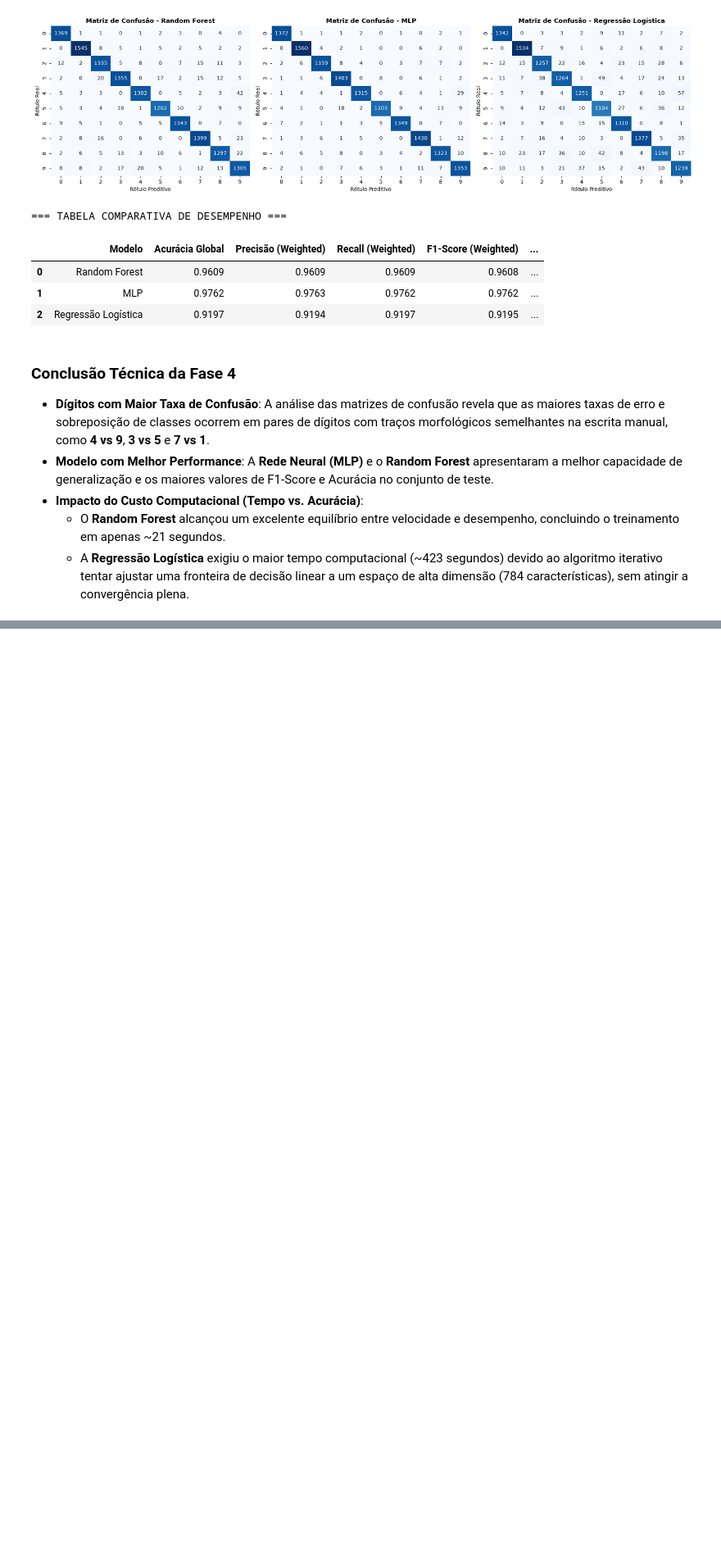
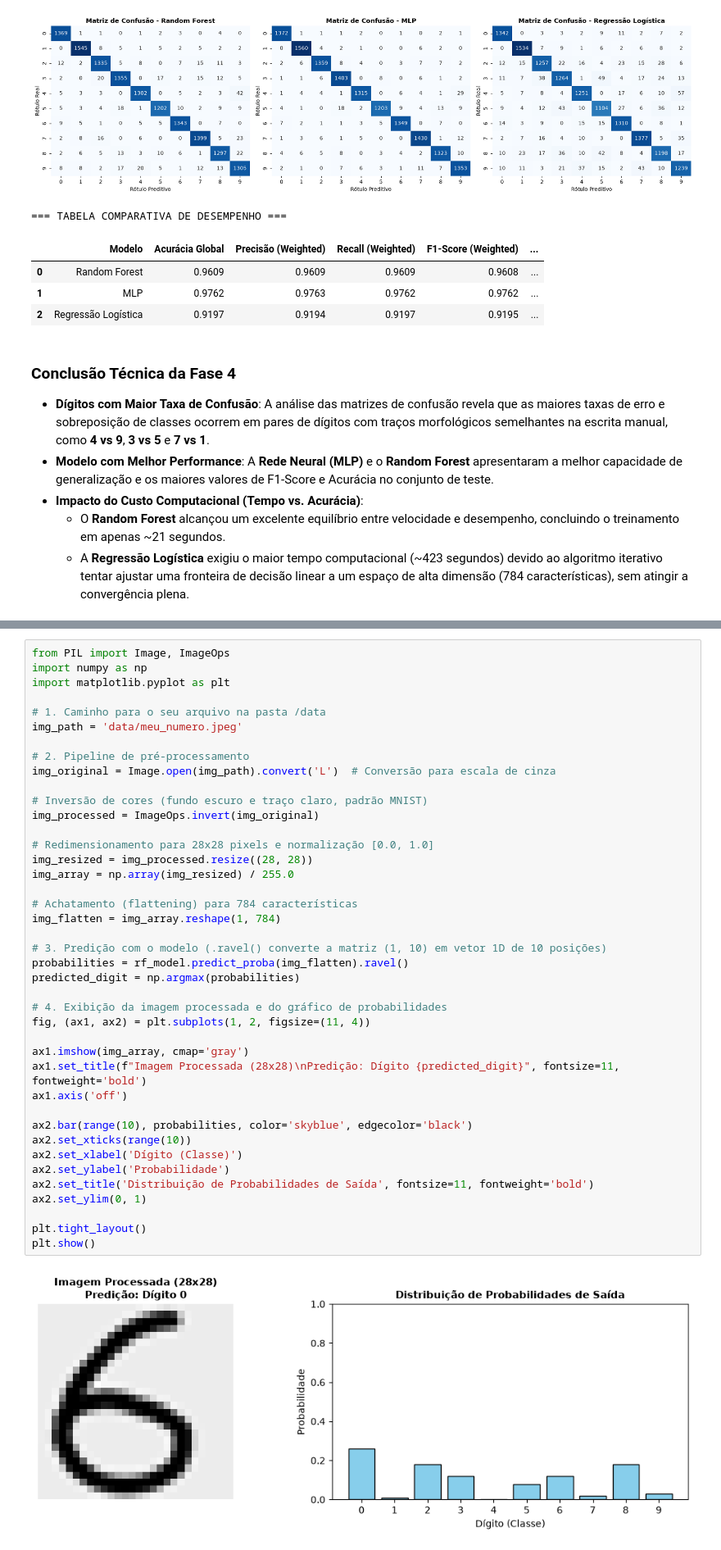
Before and after one commit to richardmendonca-senai/mnist-classification-pipeline, a Jupyter notebook: pipeline_mnist.ipynb, the cells around one changed output, grey strips where cells are left out. Shown at 82% size. Cells and saved outputs as stored; diff of their text form; blank space fills up the shorter version.

```diff
--- a/pipeline_mnist.ipynb
+++ b/pipeline_mnist.ipynb
@@ -223,0 +285,43 @@ display(df_results)
+# %%
+from PIL import Image, ImageOps
+import numpy as np
+import matplotlib.pyplot as plt
+
+# 1. Caminho para o seu arquivo na pasta /data
+img_path = 'data/meu_numero.jpeg'
+
+# 2. Pipeline de pré-processamento
+img_original = Image.open(img_path).convert('L')  # Conversão para escala de cinza
+
+# Inversão de cores (fundo escuro e traço claro, padrão MNIST)
+img_processed = ImageOps.invert(img_original)
+
+# Redimensionamento para 28x28 pixels e normalização [0.0, 1.0]
+img_resized = img_processed.resize((28, 28))
+img_array = np.array(img_resized) / 255.0
+
+# Achatamento (flattening) para 784 características
+img_flatten = img_array.reshape(1, 784)
+
+# 3. Predição com o modelo (.ravel() converte a matriz (1, 10) em vetor 1D de 10 posições)
+probabilities = rf_model.predict_proba(img_flatten).ravel()
+predicted_digit = np.argmax(probabilities)
+
+# 4. Exibição da imagem processada e do gráfico de probabilidades
+fig, (ax1, ax2) = plt.subplots(1, 2, figsize=(11, 4))
+
+ax1.imshow(img_array, cmap='gray')
+ax1.set_title(f"Imagem Processada (28x28)\nPredição: Dígito {predicted_digit}", fontsize=11, fontweight='bold')
+ax1.axis('off')
+
+ax2.bar(range(10), probabilities, color='skyblue', edgecolor='black')
+ax2.set_xticks(range(10))
+ax2.set_xlabel('Dígito (Classe)')
+ax2.set_ylabel('Probabilidade')
+ax2.set_title('Distribuição de Probabilidades de Saída', fontsize=11, fontweight='bold')
+ax2.set_ylim(0, 1)
+
+plt.tight_layout()
+plt.show()
+# %% [output]
+[figure, added]
```
Also changed, not shown: parts of 3 cells of this notebook.
